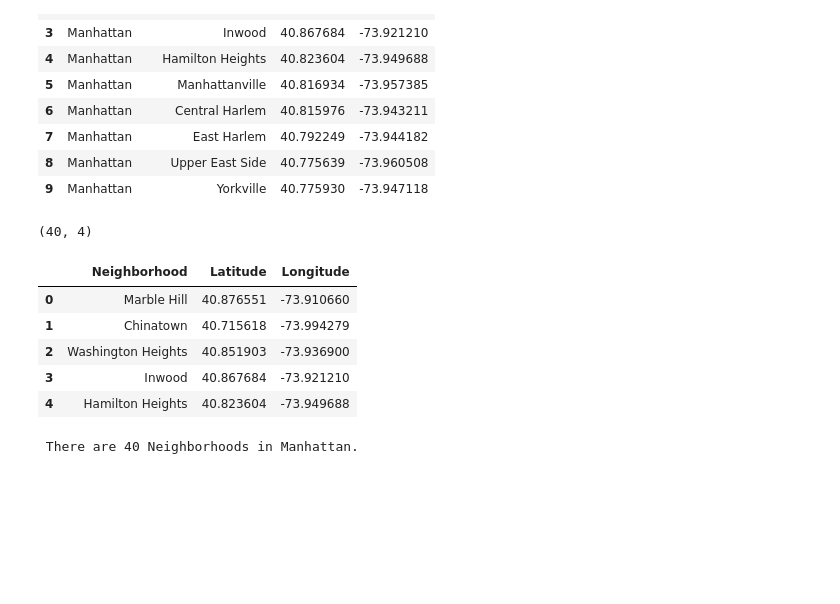
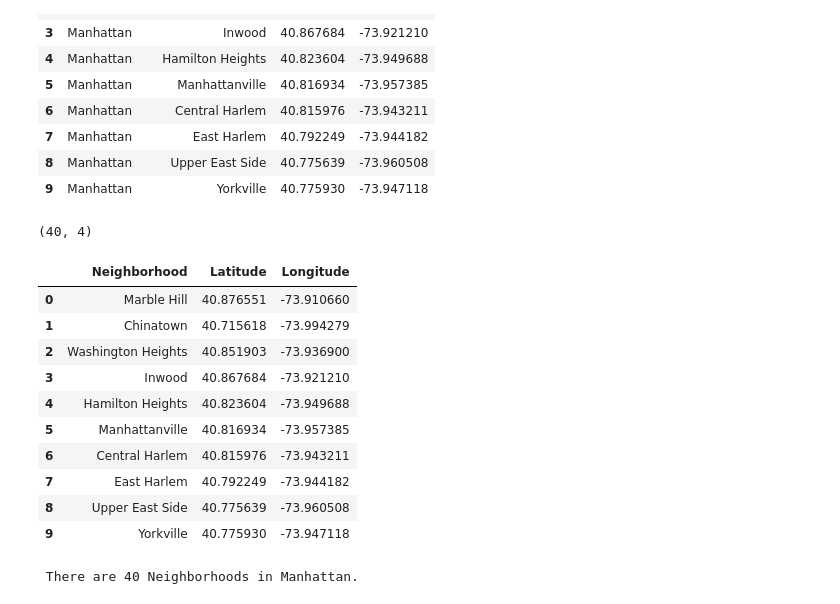
Before and after one commit to LibertyBot2019/CapStoneProject, a Jupyter notebook: Capstone_Project_Data_Mining.ipynb, the cells around one changed output. Cells and saved outputs as stored; diff of their text form; code cells hidden in the pictures; blank space fills up the shorter version.

```diff
--- a/Capstone_Project_Data_Mining.ipynb
+++ b/Capstone_Project_Data_Mining.ipynb
@@ -109,17 +109,22 @@ There are 40 neighborhoods in borough Manhattan
 # %%
 borough='Manhattan'
 Brgh_df = ny_nbhs[ny_nbhs['Borough']==borough].reset_index(drop=True)
+Brgh_df.drop(['Borough'], axis=1, inplace = True)
 print(Brgh_df.shape)
-Brgh_df.drop(['Borough'], axis=1, inplace = True)
-Brgh_df.head(5)
+Brgh_df.head(10)
 # %% [output]
 (40, 4)
 |  | Neighborhood | Latitude | Longitude |
 | 0 | Marble Hill | 40.876551 | -73.910660 |
 | 1 | Chinatown | 40.715618 | -73.994279 |
 | 2 | Washington Heights | 40.851903 | -73.936900 |
 | 3 | Inwood | 40.867684 | -73.921210 |
 | 4 | Hamilton Heights | 40.823604 | -73.949688 |
+| 5 | Manhattanville | 40.816934 | -73.957385 |
+| 6 | Central Harlem | 40.815976 | -73.943211 |
+| 7 | East Harlem | 40.792249 | -73.944182 |
+| 8 | Upper East Side | 40.775639 | -73.960508 |
+| 9 | Yorkville | 40.775930 | -73.947118 |
 # %%
 print(" There are {} Neighborhoods in {}. ".format(Brgh_df.shape[0],borough))
 # %% [output]
```
Also changed, not shown: parts of 22 cells of this notebook, 6 other files.
